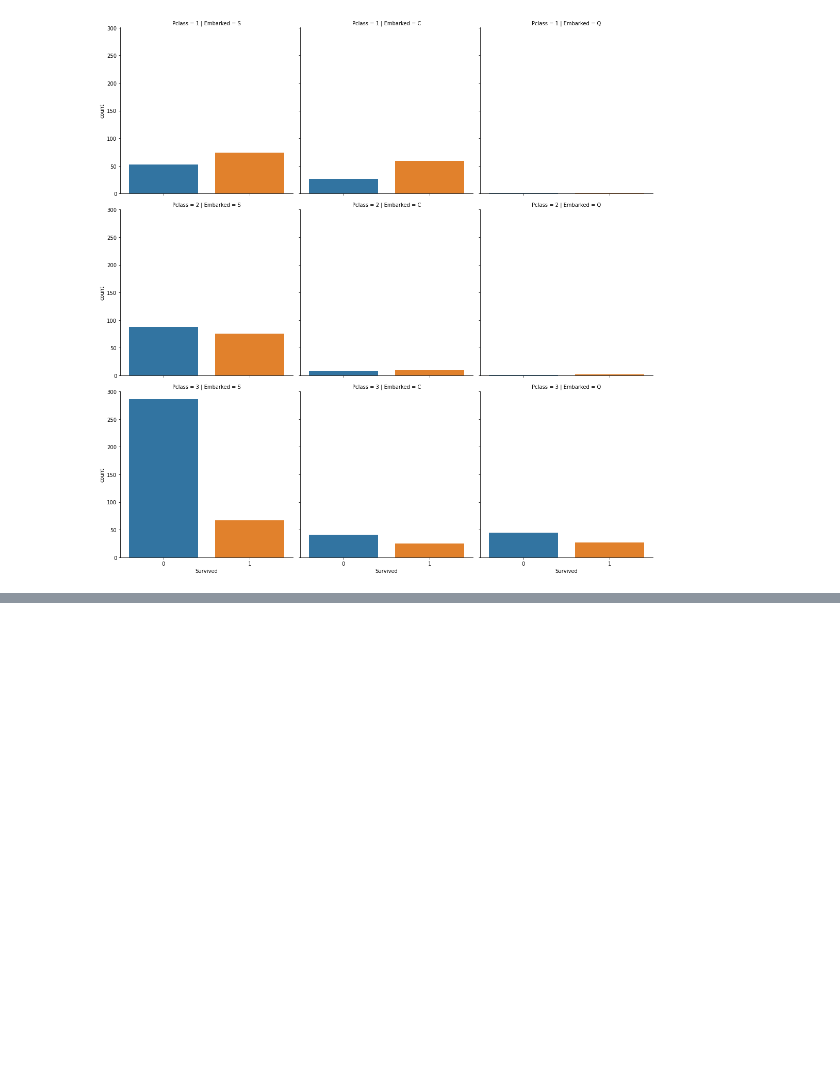
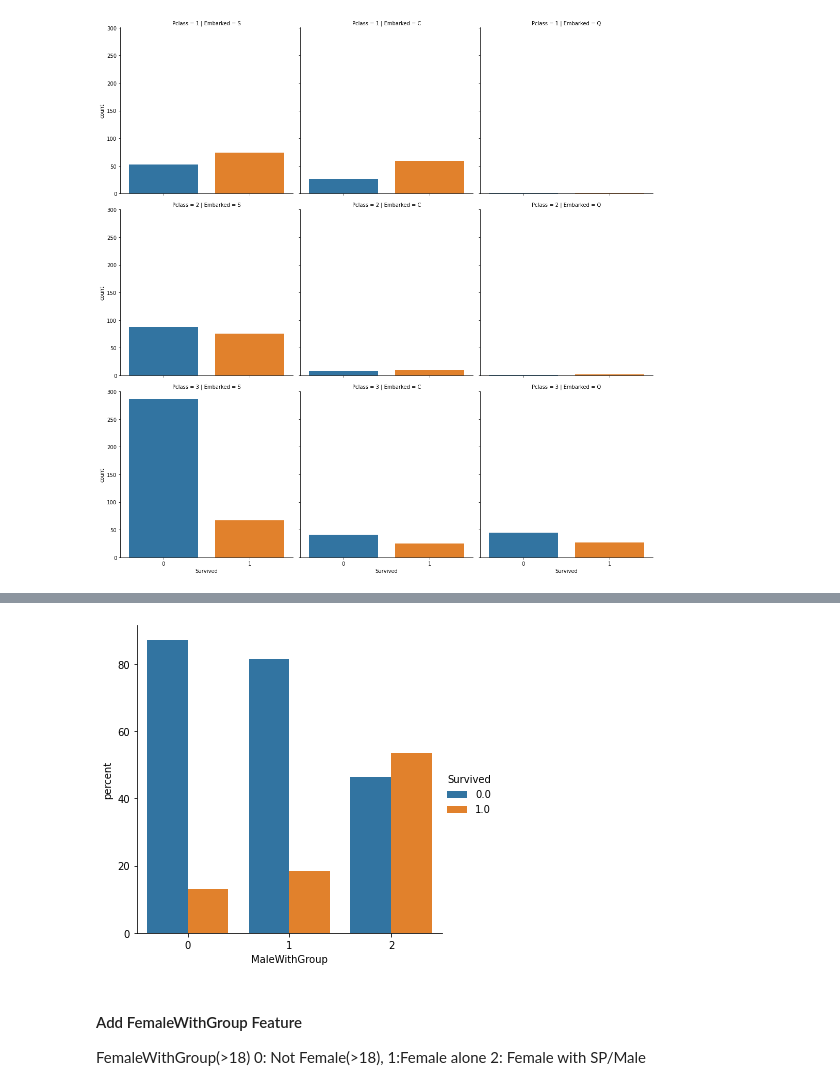
Before and after one commit to JunzhongLin/Kaggle_Contest, a Jupyter notebook: Titanic/titanic_explore.ipynb, the cells around one changed output, grey strips where cells are left out. Saved outputs shown, nothing was run; the diff lists cells and outputs as text; code cells hidden in the pictures; blank space fills up the shorter version.

```diff
--- a/Titanic/titanic_explore.ipynb
+++ b/Titanic/titanic_explore.ipynb
@@ -409,0 +282,4 @@ g = sns.catplot(data=train_data, x='Pclass', y='Fare', kind='box', col='Sex')
+# %%
+full_data = pd.concat([train_data, test_data], ignore_index=True)
+len_train, len_test = train_data.shape[0], test_data.shape[0]
+full_data.columns
@@ -409,0 +388,27 @@ g = sns.catplot(data=train_data, x='Pclass', y='Fare', kind='box', col='Sex')
+# %%
+DEFAULT_MALEWITHGROUP = 2
+full_data['MaleWithGroup'] = DEFAULT_MALEWITHGROUP
+
+for grp, grp_df in full_data.groupby(['Ticket']):
+    if grp_df.shape[0] == 1:
+        for idx, row in grp_df.iterrows():
+            if (row['Sex']=='male') & (row['Age']>18 or row['Age']==np.nan) & (row['Title']!='Master'):
+                full_data.loc[idx, 'MaleWithGroup'] = 1
+    else:
+        for idx, row in grp_df.iterrows():
+            if (row['Sex']=='male') & (row['Age']>18 or row['Age']==np.nan) & (row['Title']!='Master'):
+                if (grp_df['Age'].min()<18) or 'Master' in grp_df['Title'].unique() or (
+                ('female' in grp_df['Sex']) and row['Parch']==0):
+                    full_data.loc[idx, 'MaleWithGroup'] = 0
+                else:
+                    full_data.loc[idx, 'MaleWithGroup'] = 1
+# %%
+df1 = full_data[:len_train].groupby(['MaleWithGroup'])['Survived'].value_counts(normalize=True)
+df1= df1.mul(100)
+df1 = df1.rename('percent').reset_index()
+p = sns.catplot(kind='bar', data=df1, x='MaleWithGroup', y='percent', hue='Survived')
+# %% [output]
+[figure, added]
+# %% [markdown]
+#### Add FemaleWithGroup Feature
+FemaleWithGroup(>18) 0: Not Female(>18), 1:Female alone 2: Female with SP/Male
```
Also changed, not shown: parts of 57 cells of this notebook, 4 other files.
